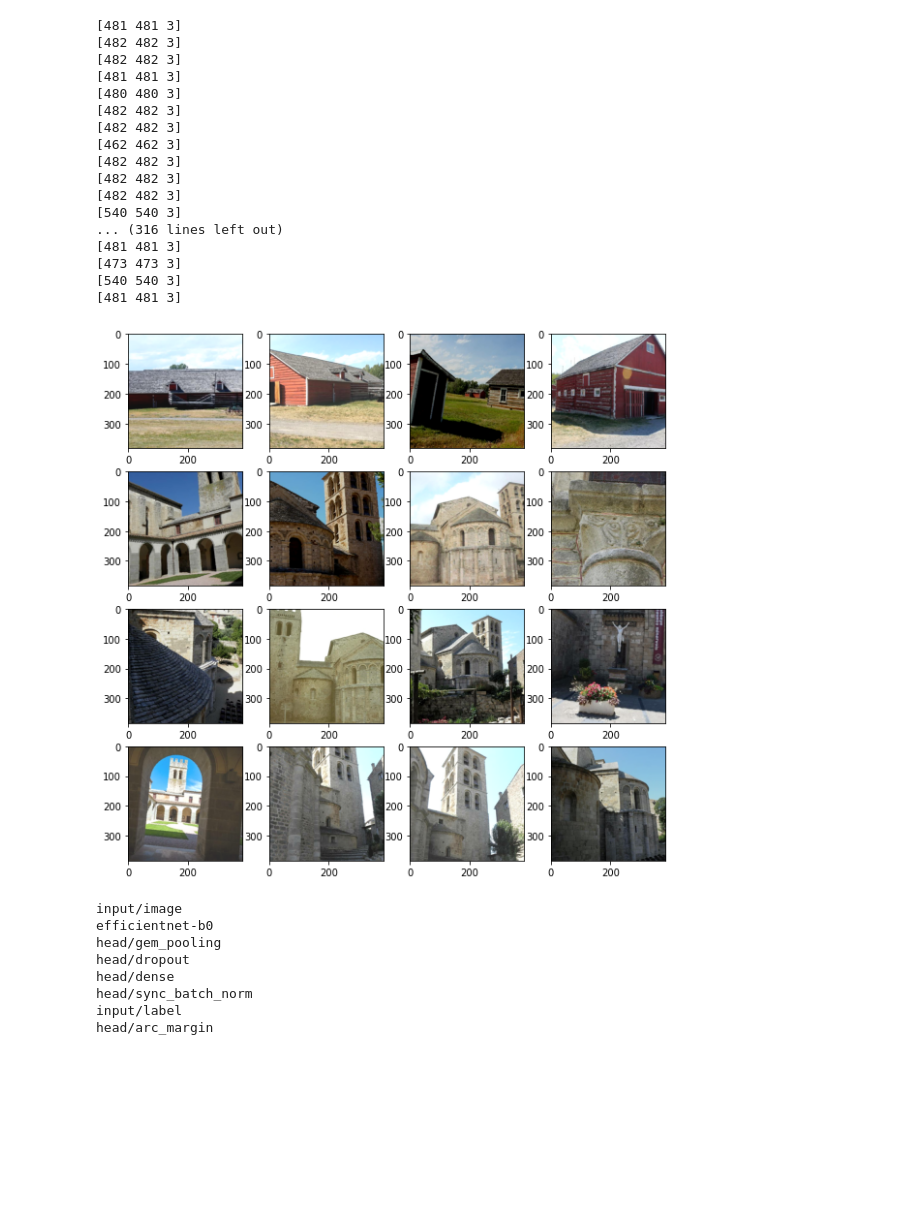
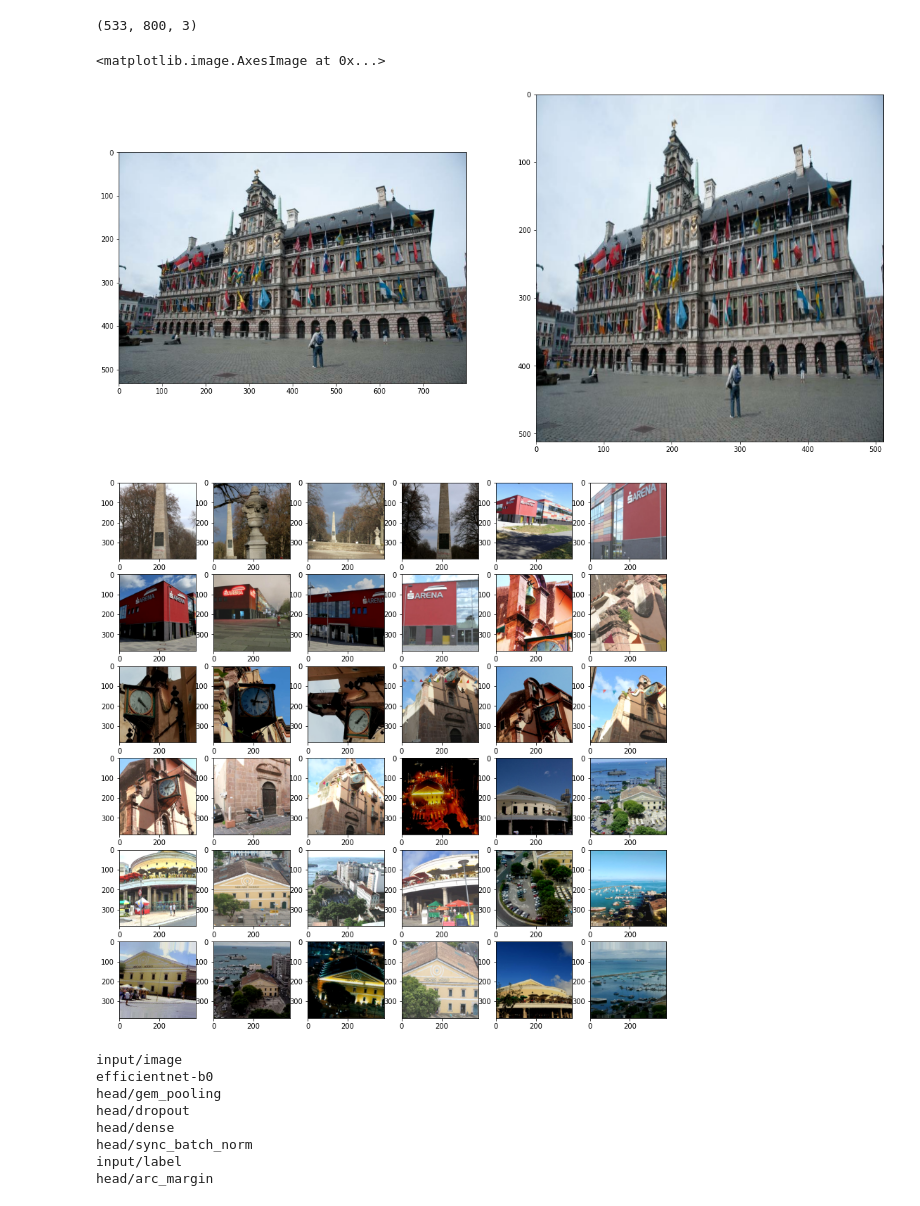
Before and after one commit to akensert/kaggle-landmark-retrieval-and-recognition-2020, a Jupyter notebook: src/notebooks/test_loading.ipynb, the cells around one changed output. Drawn from its saved outputs; the diff is of its cells as text; code cells hidden in the pictures; blank space fills up the shorter version.

```diff
--- a/src/notebooks/test_loading.ipynb
+++ b/src/notebooks/test_loading.ipynb
@@ -30,50 +30,37 @@ def read_image(image_path):
 
 data = read_data(input_path)
 # %%
-# im1= read_image(data.iloc[734].path)
-# print(im1.shape)
-# im2 = tf.image.resize(
-#             im1, (512, 512), method='bilinear')
-# im2 = tf.cast(im2, dtype='uint8')
+im1= read_image(data[data.landmark_id == 201898].iloc[2].path)
+print(im1.shape)
+im2 = tf.image.resize(
+            im1, (512, 512), method='bilinear')
+im2 = tf.cast(im2, dtype='uint8')
 
-# fig, axes = plt.subplots(1, 2)
-# axes[0].imshow(im1)
-# axes[1].imshow(im2)
+fig, axes = plt.subplots(1, 2, figsize=(20, 20))
+axes[0].imshow(im1)
+axes[1].imshow(im2)
+# %% [output]
+(533, 800, 3)
+<matplotlib.image.AxesImage at 0x...>
+[figure, added]
 # %%
 dataset = create_singlet_dataset(
     input_path='../'+config['input_path'],
-    batch_size=16,
+    batch_size=36,
     input_size=config['input_size'],
     pad_on_resize=config['pad_on_resize'],
     K=config['K'],
     shuffle_buffer_size=1)
 # %%
-for x, y in dataset.take(20):
+for x, y in dataset.take(1):
     pass
 
-fig, axes = plt.subplots(4, 4, figsize=(10, 10))
+fig, axes = plt.subplots(6, 6, figsize=(14, 14))
 
 for i, ax in enumerate(axes.reshape(-1)):
     ax.imshow(x[i].numpy())
 # %% [output]
-[481 481 3]
-[482 482 3]
-[482 482 3]
-[481 481 3]
-[480 480 3]
-[482 482 3]
-[482 482 3]
-[462 462 3]
-[482 482 3]
-[482 482 3]
-[482 482 3]
-[540 540 3]
-... (316 lines left out)
-[481 481 3]
-[473 473 3]
-[540 540 3]
-[481 481 3]
-[figure, old version]
+[figure, new version]
 # %%
 def _get_transform_matrix(rotation, shear, hzoom, wzoom, hshift, wshift):
 
```
Also changed, not shown: parts of 4 cells of this notebook, 3 other files.
